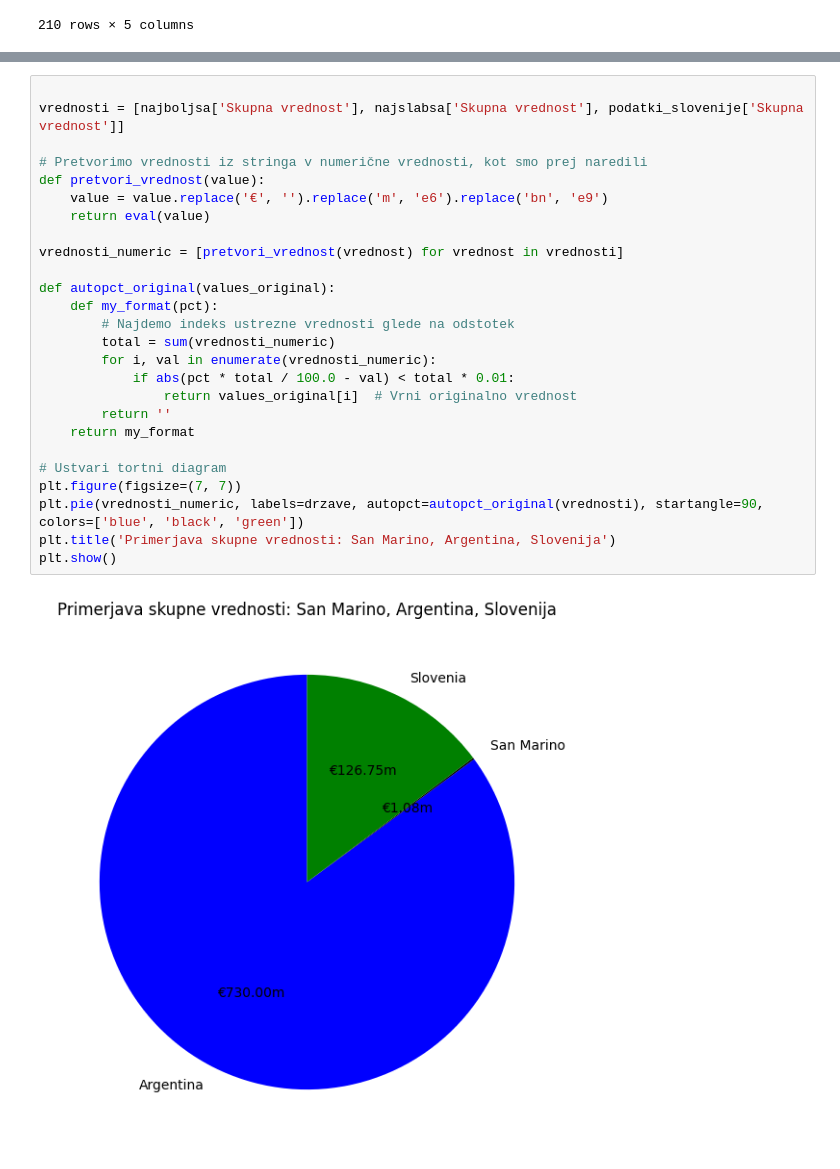
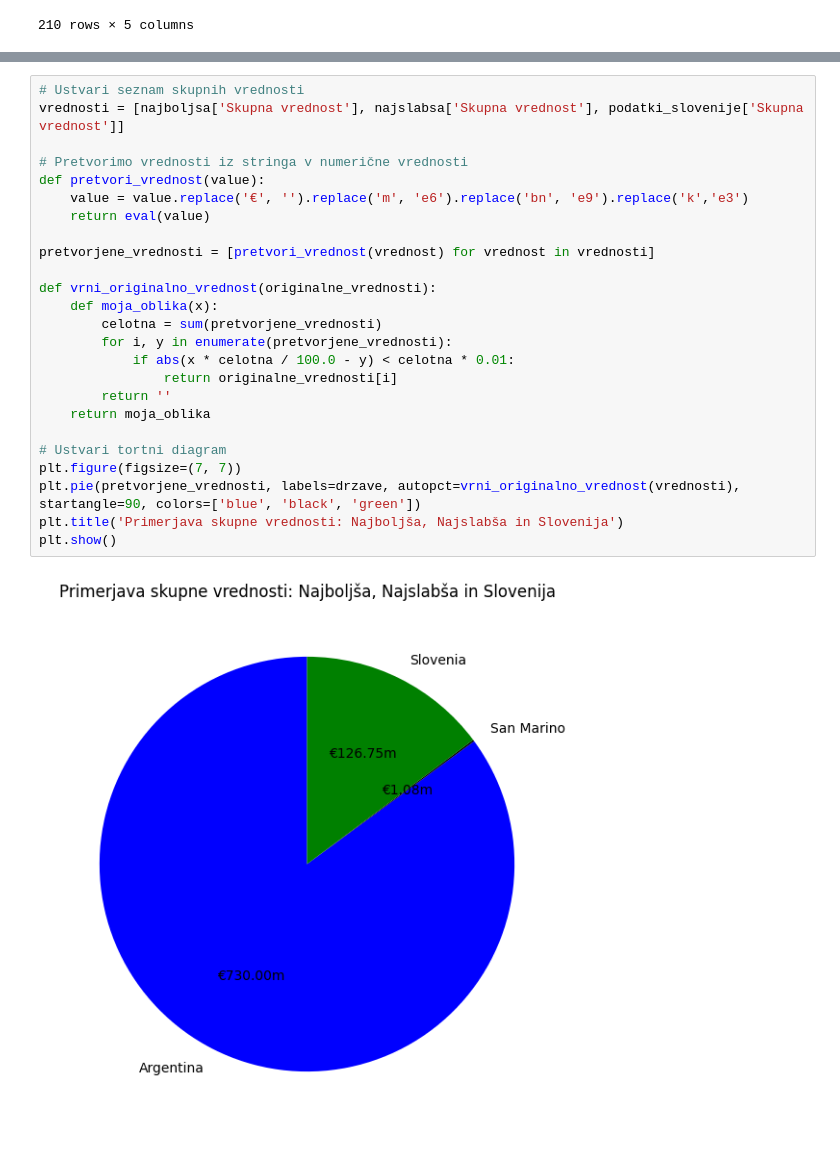
Before and after one commit to UrhVidecnik/UVP-Projektna-naloga, a Jupyter notebook: analiza.ipynb, the cells around one changed output, grey strips where cells are left out. Drawn from its saved outputs; the diff is of its cells as text.

```diff
--- a/analiza.ipynb
+++ b/analiza.ipynb
@@ -126,31 +120,30 @@ Vrednost igralcev Slovenije: €126.75m
 # %%
-
+# Ustvari seznam skupnih vrednosti
 vrednosti = [najboljsa['Skupna vrednost'], najslabsa['Skupna vrednost'], podatki_slovenije['Skupna vrednost']]
 
-# Pretvorimo vrednosti iz stringa v numerične vrednosti, kot smo prej naredili
+# Pretvorimo vrednosti iz stringa v numerične vrednosti
 def pretvori_vrednost(value):
-    value = value.replace('€', '').replace('m', 'e6').replace('bn', 'e9')
+    value = value.replace('€', '').replace('m', 'e6').replace('bn', 'e9').replace('k','e3')
     return eval(value)
 
-vrednosti_numeric = [pretvori_vrednost(vrednost) for vrednost in vrednosti]
+pretvorjene_vrednosti = [pretvori_vrednost(vrednost) for vrednost in vrednosti]
 
-def autopct_original(values_original):
-    def my_format(pct):
-        # Najdemo indeks ustrezne vrednosti glede na odstotek
-        total = sum(vrednosti_numeric)
-        for i, val in enumerate(vrednosti_numeric):
-            if abs(pct * total / 100.0 - val) < total * 0.01:
-                return values_original[i]  # Vrni originalno vrednost
+def vrni_originalno_vrednost(originalne_vrednosti):
+    def moja_oblika(x):
+        celotna = sum(pretvorjene_vrednosti)
+        for i, y in enumerate(pretvorjene_vrednosti):
+            if abs(x * celotna / 100.0 - y) < celotna * 0.01:
+                return originalne_vrednosti[i]
         return ''
-    return my_format
+    return moja_oblika
 
 # Ustvari tortni diagram
 plt.figure(figsize=(7, 7))
-plt.pie(vrednosti_numeric, labels=drzave, autopct=autopct_original(vrednosti), startangle=90, colors=['blue', 'black', 'green'])
-plt.title('Primerjava skupne vrednosti: San Marino, Argentina, Slovenija')
+plt.pie(pretvorjene_vrednosti, labels=drzave, autopct=vrni_originalno_vrednost(vrednosti), startangle=90, colors=['blue', 'black', 'green'])
+plt.title('Primerjava skupne vrednosti: Najboljša, Najslabša in Slovenija')
 plt.show()
 # %% [output]
-[figure, old version]
+[figure, new version]
 # %%
 stevilo_clanov_najboljsa = najboljsa['Število članov']
 stevilo_clanov_najslabsa = najslabsa['Število članov']
```
Also changed, not shown: parts of 23 cells of this notebook.
